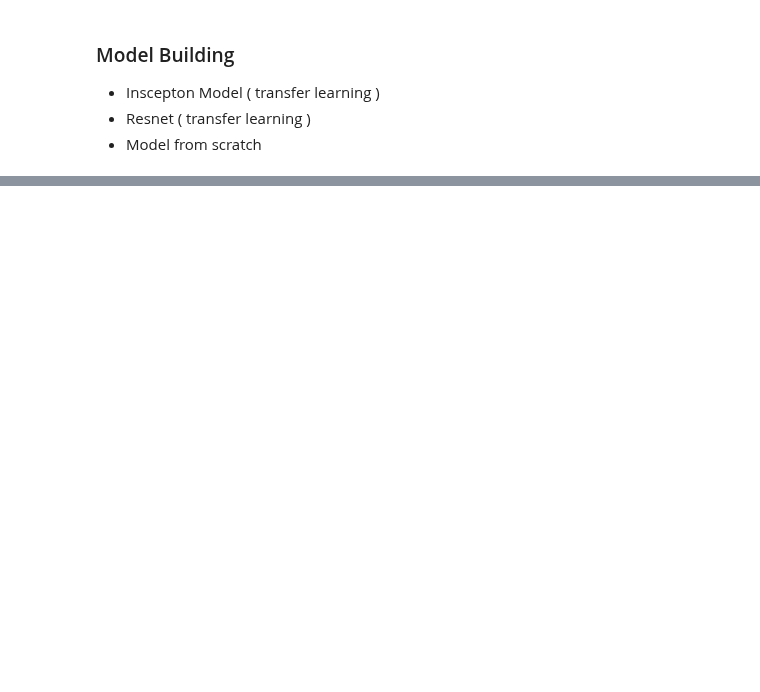
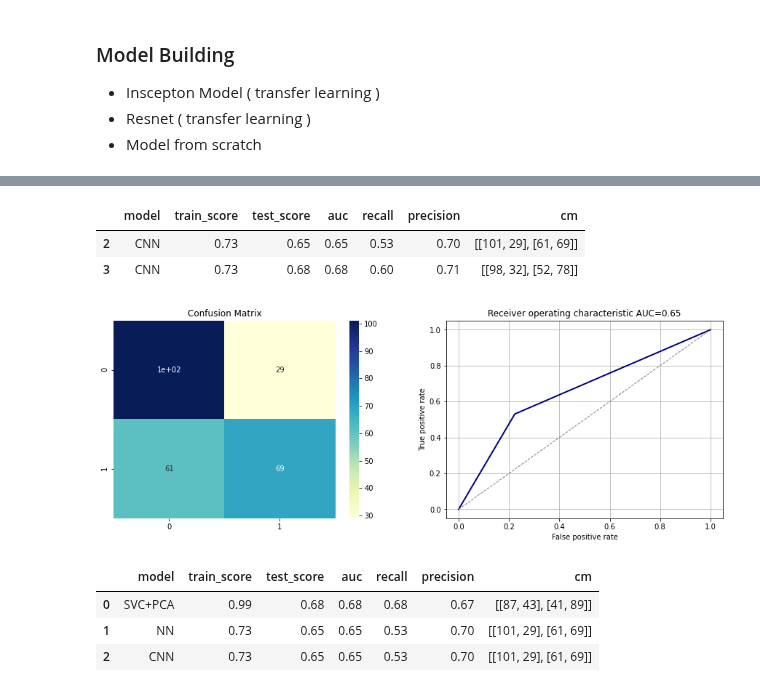
Before and after one commit to baalasangar/MLAI, a Jupyter notebook: 13_Capstone/Model_building_classification.ipynb, the cells around one changed output, grey strips where cells are left out. Cells and saved outputs as stored; diff of their text form; code cells hidden in the pictures; blank space fills up the shorter version.

```diff
--- a/13_Capstone/Model_building_classification.ipynb
+++ b/13_Capstone/Model_building_classification.ipynb
@@ -270,0 +589,41 @@ array([[0.25490196, 0.25490196, 0.25490196, ..., 0.4       , 0.43137255,
+# %%
+y_train_predict =  cnn_model.predict(X_train)
+y_train_predict = [1 if i >= 0.5 else 0 for i in y_train_predict]
+
+
+y_predict = cnn_model.predict(X_test)
+y_predict = [1 if i >= 0.5 else 0 for i in y_predict]
+
+model_name = "CNN"
+
+metric = {
+    "model":model_name,
+    "train_score":round(accuracy_score(y_train,y_train_predict),2),
+    "test_score":round(accuracy_score(y_test,y_predict),2),
+    "auc":round(roc_auc_score(y_test,y_predict),2),
+    "recall":round(recall_score(y_test,y_predict),2),
+    "precision":round(precision_score(y_test,y_predict),2),
+    "cm":confusion_matrix(y_test,y_predict)
+    }
+
+metrics_data = metrics_data.append(metric,ignore_index = True)
+metrics_data[metrics_data["model"] == model_name]
+# %% [output]
+|  | model | train_score | test_score | auc | recall | precision | cm |
+| 2 | CNN | 0.73 | 0.65 | 0.65 | 0.53 | 0.70 | [[101, 29], [61, 69]] |
+| 3 | CNN | 0.73 | 0.68 | 0.68 | 0.60 | 0.71 | [[98, 32], [52, 78]] |
+# %%
+fig,ax = plt.subplots(nrows=1,ncols=2,figsize=(15, 5))
+sns.heatmap(confusion_matrix(y_test,y_predict),annot=True,ax=ax[0],cmap="YlGnBu")
+ax[0].set_title('Confusion Matrix');
+ax[1] = plot_roccurve(y_test,y_predict)
+plt.show()
+# %% [output]
+[figure, added]
+# %%
+metrics_data
+# %% [output]
+|  | model | train_score | test_score | auc | recall | precision | cm |
+| 0 | SVC+PCA | 0.99 | 0.68 | 0.68 | 0.68 | 0.67 | [[87, 43], [41, 89]] |
+| 1 | NN | 0.73 | 0.65 | 0.65 | 0.53 | 0.70 | [[101, 29], [61, 69]] |
+| 2 | CNN | 0.73 | 0.65 | 0.65 | 0.53 | 0.70 | [[101, 29], [61, 69]] |
```
Also changed, not shown: parts of 19 cells of this notebook.
